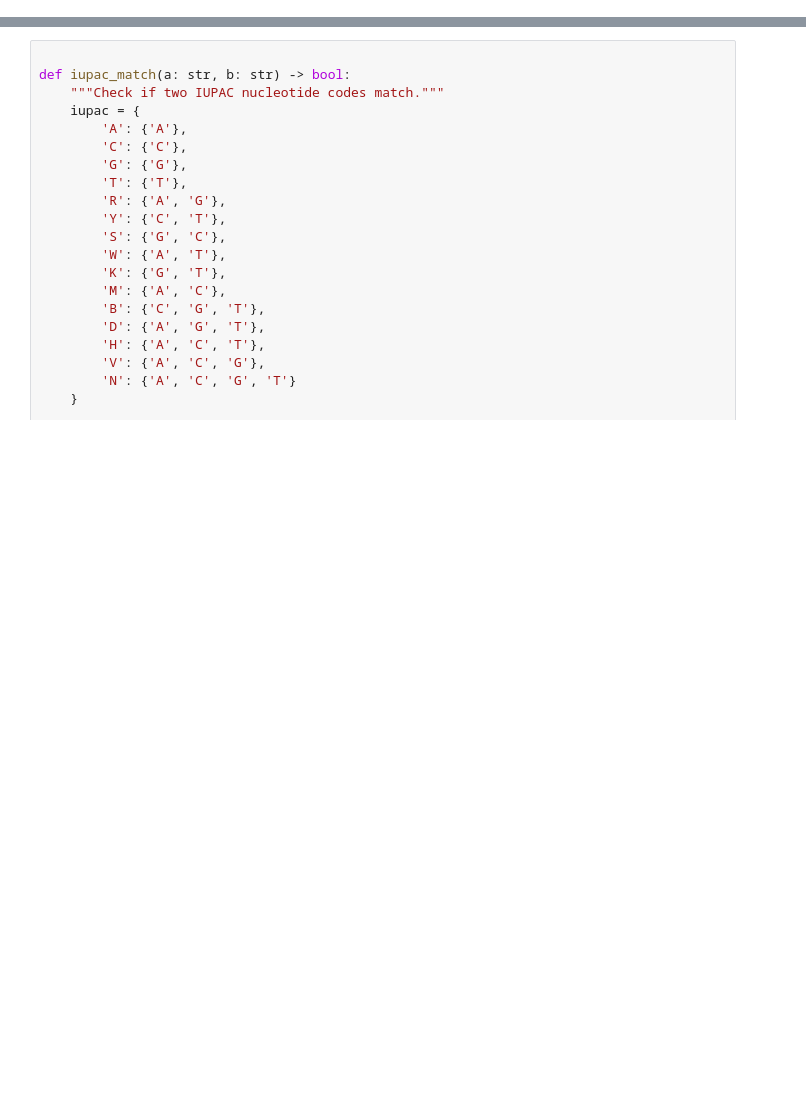
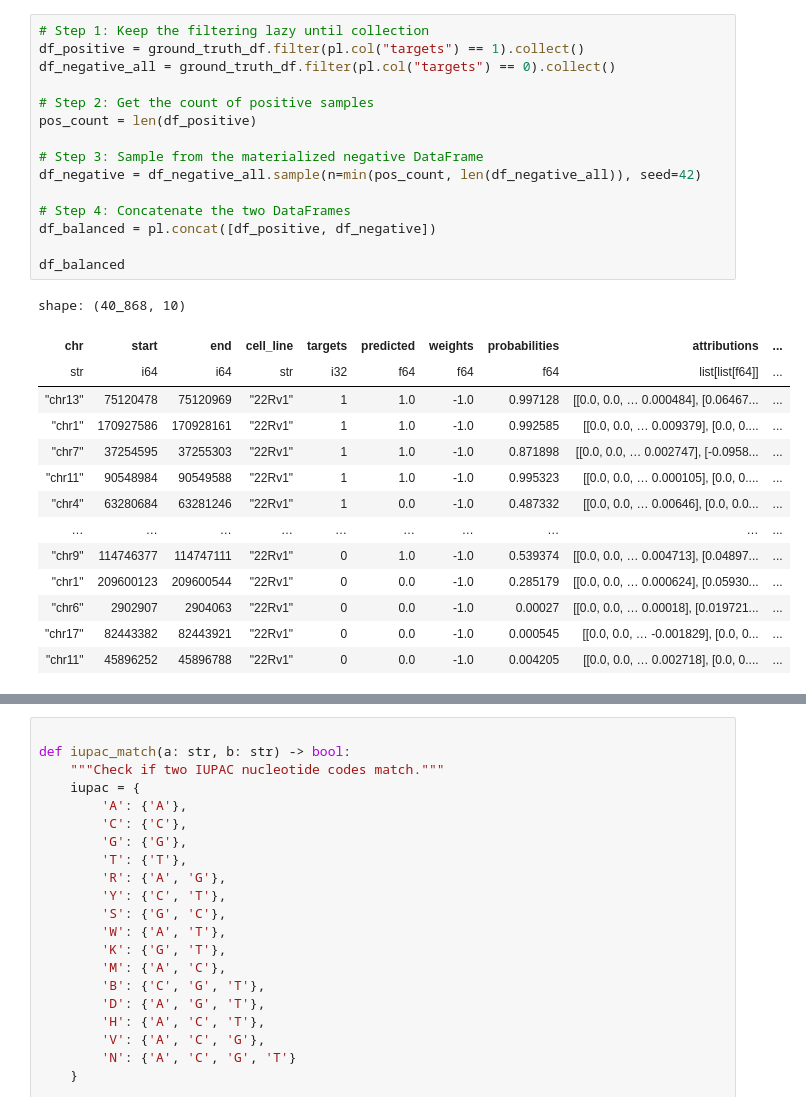
Before and after one commit to wejarrard/tf-binding, a Jupyter notebook: src/inference/interpretability/interpretability.ipynb, the cells around one changed output, grey strips where cells are left out. Drawn from its saved outputs; the diff is of its cells as text; blank space fills up the shorter version.

```diff
--- a/src/inference/interpretability/interpretability.ipynb
+++ b/src/inference/interpretability/interpretability.ipynb
@@ -46,3 +144,33 @@ shape: (32_868, 10)
+# %%
+# Step 1: Keep the filtering lazy until collection
+df_positive = ground_truth_df.filter(pl.col("targets") == 1).collect()
+df_negative_all = ground_truth_df.filter(pl.col("targets") == 0).collect()
+
+# Step 2: Get the count of positive samples
+pos_count = len(df_positive)
+
+# Step 3: Sample from the materialized negative DataFrame
+df_negative = df_negative_all.sample(n=min(pos_count, len(df_negative_all)), seed=42)
+
+# Step 4: Concatenate the two DataFrames
+df_balanced = pl.concat([df_positive, df_negative])
+
+df_balanced
+# %% [output]
+shape: (40_868, 10)
+| chr | start | end | cell_line | targets | predicted | weights | probabilities | attributions | ... |
+| str | i64 | i64 | str | i32 | f64 | f64 | f64 | list[list[f64]] | ... |
+| "chr13" | 75120478 | 75120969 | "22Rv1" | 1 | 1.0 | -1.0 | 0.997128 | [[0.0, 0.0, … 0.000484], [0.06467... | ... |
+| "chr1" | 170927586 | 170928161 | "22Rv1" | 1 | 1.0 | -1.0 | 0.992585 | [[0.0, 0.0, … 0.009379], [0.0, 0.... | ... |
+| "chr7" | 37254595 | 37255303 | "22Rv1" | 1 | 1.0 | -1.0 | 0.871898 | [[0.0, 0.0, … 0.002747], [-0.0958... | ... |
+| "chr11" | 90548984 | 90549588 | "22Rv1" | 1 | 1.0 | -1.0 | 0.995323 | [[0.0, 0.0, … 0.000105], [0.0, 0.... | ... |
+| "chr4" | 63280684 | 63281246 | "22Rv1" | 1 | 0.0 | -1.0 | 0.487332 | [[0.0, 0.0, … 0.00646], [0.0, 0.0... | ... |
+| … | … | … | … | … | … | … | … | … | ... |
+| "chr9" | 114746377 | 114747111 | "22Rv1" | 0 | 1.0 | -1.0 | 0.539374 | [[0.0, 0.0, … 0.004713], [0.04897... | ... |
+| "chr1" | 209600123 | 209600544 | "22Rv1" | 0 | 0.0 | -1.0 | 0.285179 | [[0.0, 0.0, … 0.000624], [0.05930... | ... |
+| "chr6" | 2902907 | 2904063 | "22Rv1" | 0 | 0.0 | -1.0 | 0.00027 | [[0.0, 0.0, … 0.00018], [0.019721... | ... |
+| "chr17" | 82443382 | 82443921 | "22Rv1" | 0 | 0.0 | -1.0 | 0.000545 | [[0.0, 0.0, … -0.001829], [0.0, 0... | ... |
+| "chr11" | 45896252 | 45896788 | "22Rv1" | 0 | 0.0 | -1.0 | 0.004205 | [[0.0, 0.0, … 0.002718], [0.0, 0.... | ... |
 # %%
 def reshape_attributions(df):
     # Convert to numpy array first
```
Also changed, not shown: parts of 15 cells of this notebook, 46 other files.
